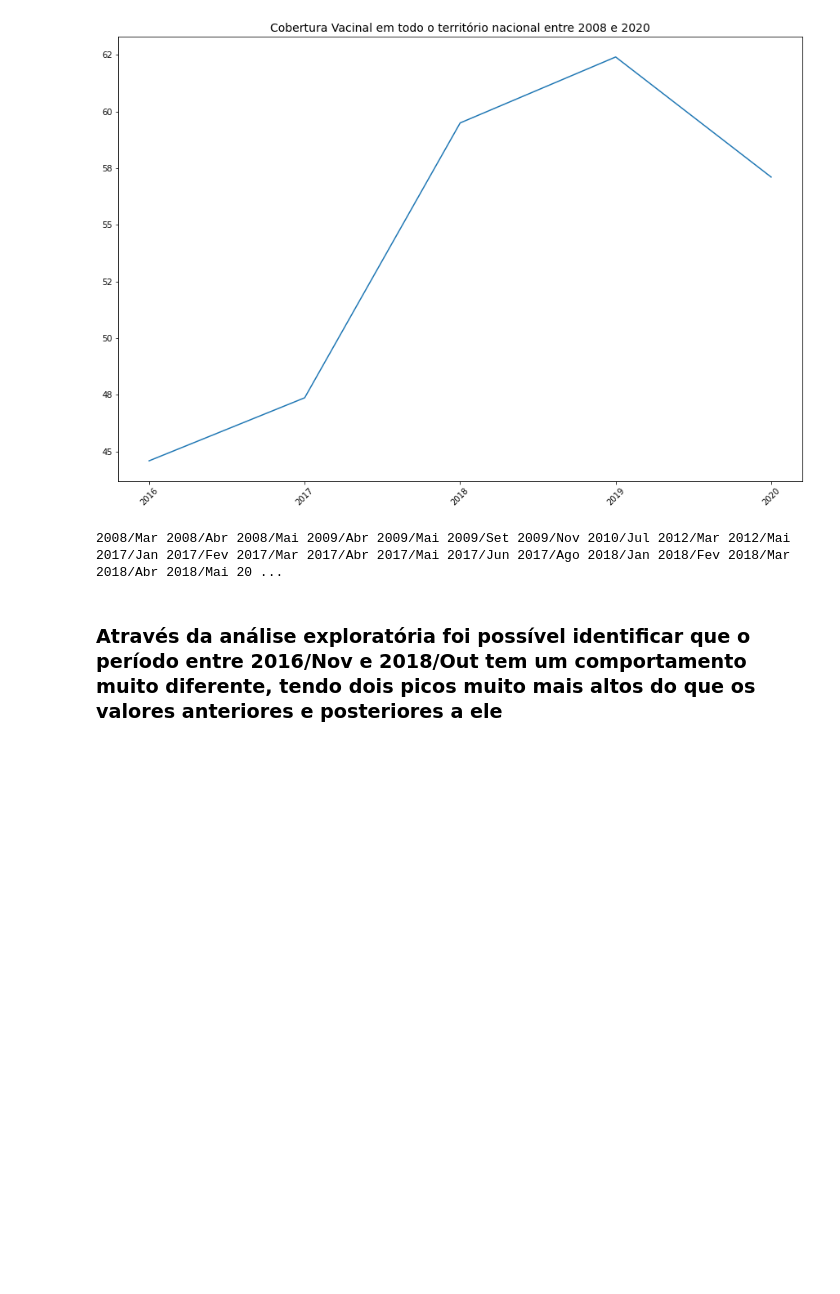
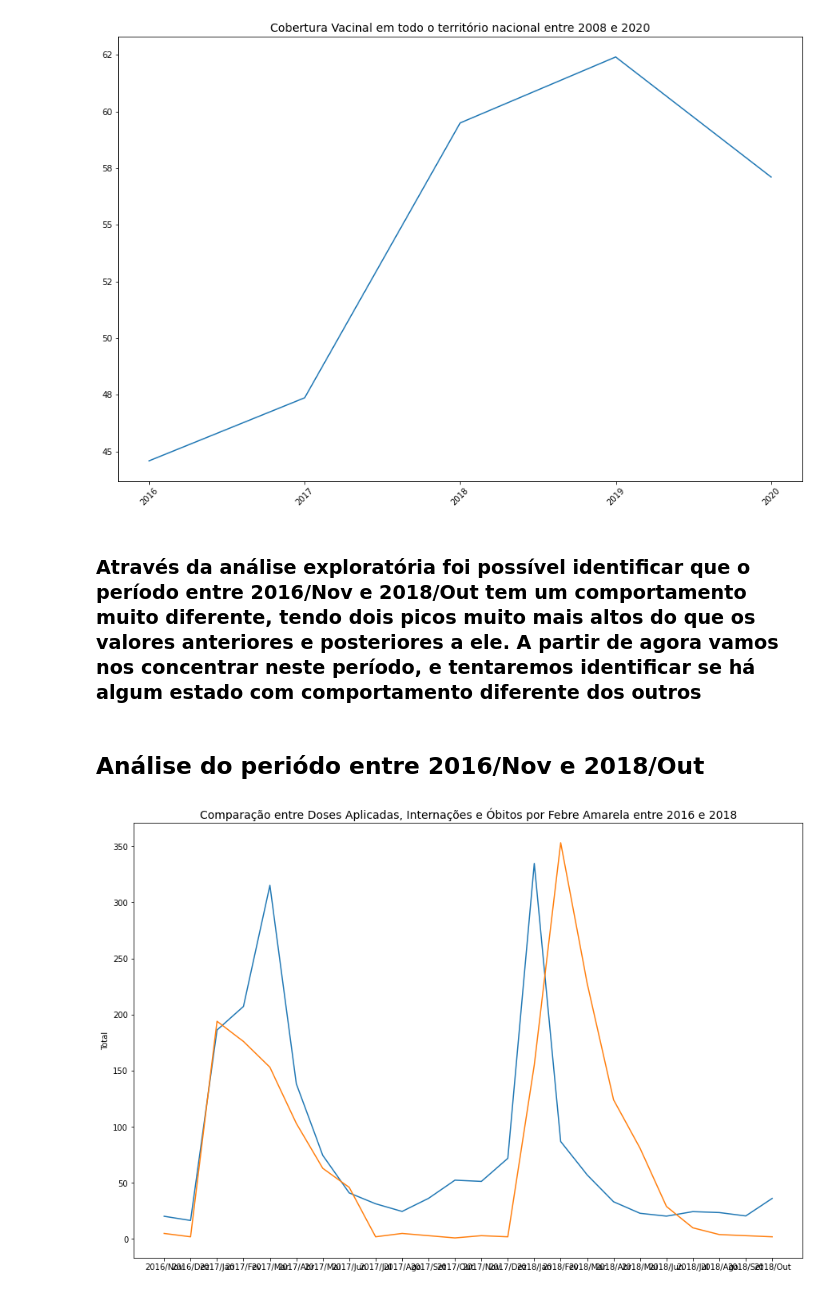
Before and after one commit to cmattosr/bootcampDS_Projeto02, a Jupyter notebook: ProjetoModulo02.ipynb, the cells around one changed output. Saved outputs shown, nothing was run; the diff lists cells and outputs as text; code cells hidden in the pictures; blank space fills up the shorter version.

```diff
--- a/ProjetoModulo02.ipynb
+++ b/ProjetoModulo02.ipynb
@@ -458,10 +459,17 @@ ax.xaxis.set_major_locator(ticker.IndexLocator(base=1, offset=0))
 plt.show()
 # %% [output]
 [figure]
-# %%
-# Vamos verificar quais são as datas disponíveis no DataFrame obitos
-print(*obitos.columns)
-# %% [output]
-2008/Mar 2008/Abr 2008/Mai 2009/Abr 2009/Mai 2009/Set 2009/Nov 2010/Jul 2012/Mar 2012/Mai 2017/Jan 2017/Fev 2017/Mar 2017/Abr 2017/Mai 2017/Jun 2017/Ago 2018/Jan 2018/Fev 2018/Mar 2018/Abr 2018/Mai 20 ...
 # %% [markdown]
-### Através da análise exploratória foi possível identificar que o período entre 2016/Nov e 2018/Out tem um comportamento muito diferente, tendo dois picos muito mais altos do que os valores anteriores e posteriores a ele
+### Através da análise exploratória foi possível identificar que o período entre 2016/Nov e 2018/Out tem um comportamento muito diferente, tendo dois picos muito mais altos do que os valores anteriores e posteriores a ele. A partir de agora vamos nos concentrar neste período, e tentaremos identificar se há algum estado com comportamento diferente dos outros
+# %% [markdown]
+## Análise do periódo entre 2016/Nov e 2018/Out
+# %%
+# Vamos plotar os gráficos de doses_aplicadas, internacoes e obitos para comparação
+plt.figure(figsize=(15,10))
+plt.title("Comparação entre Doses Aplicadas, Internações e Óbitos por Febre Amarela entre 2016 e 2018", size=14)
+sns.lineplot(data=doses_aplicadas.loc["Total","2016/Nov": "2018/Out"]/20000)
+sns.lineplot(data=internacoes.loc["Total","2016/Nov": "2018/Out"])
+#sns.lineplot(data=obitos.loc["Total","2012/Mai": "2018/Out"])
+plt.show()
+# %% [output]
+[figure, added]
```
Also changed, not shown: parts of 1 cell of this notebook.
